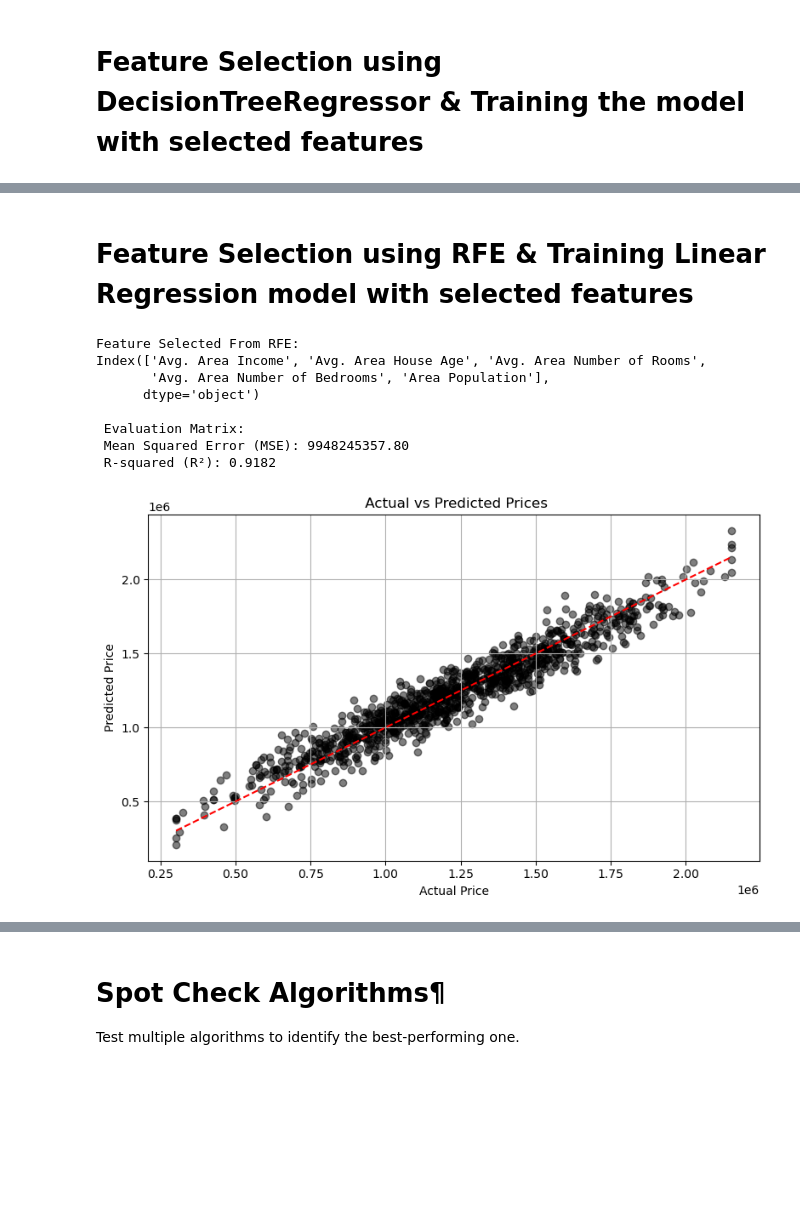
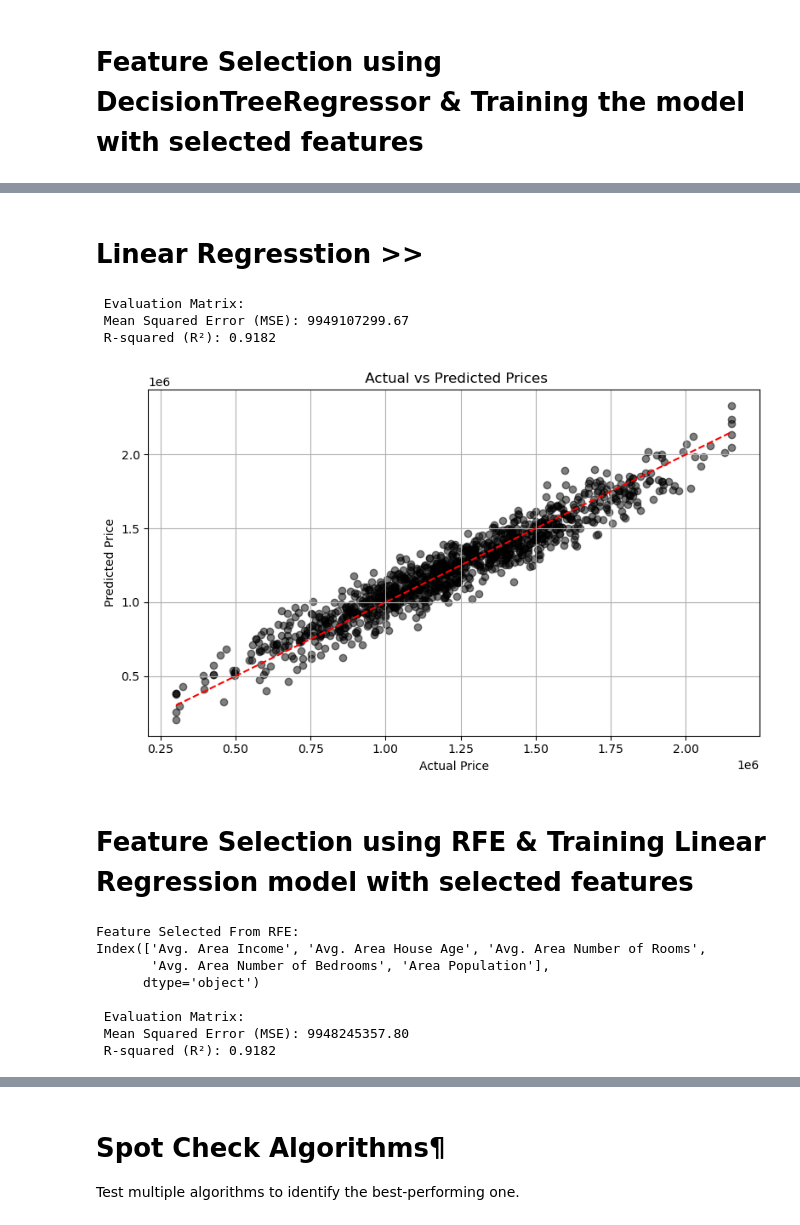
Before and after one commit to RuqayaAli/ML_repo, a Jupyter notebook: ML_Project_Tamplet/ML_Project.ipynb, the cells around one changed output, grey strips where cells are left out. Saved outputs shown, nothing was run; the diff lists cells and outputs as text; code cells hidden in the pictures; blank space fills up the shorter version.

```diff
--- a/ML_Project_Tamplet/ML_Project.ipynb
+++ b/ML_Project_Tamplet/ML_Project.ipynb
@@ -474,3 +424,37 @@ Passing `palette` without assigning `hue` is deprecated and will be removed in v
+# %% [markdown]
+# Linear Regresstion >>
+# %%
+selected_features = ["Avg. Area Income", "Avg. Area House Age", "Area Population", "Avg. Area Number of Rooms"]
+
+model = LinearRegression()
+model.fit(X_train[selected_features], y_train)
+
+y_pred = model.predict(X_test[selected_features])
+
+# Define Evaluation Matrix
+mse = mean_squared_error(y_test, y_pred)
+r2 = r2_score(y_test, y_pred)
+
+print("\n Evaluation Matrix:")
+print(f" Mean Squared Error (MSE): {mse:.2f}")
+print(f" R-squared (R²): {r2:.4f}")
+
+# Graph to compare the difference between Actual Vs. Prediction Values
+
+plt.figure(figsize=(8, 5))
+plt.scatter(y_test, y_pred, alpha=0.5, color='black')
+plt.plot([y_test.min(), y_test.max()], [y_test.min(), y_test.max()], '--r')
+plt.title(" Actual vs Predicted Prices")
+plt.xlabel("Actual Price")
+plt.ylabel("Predicted Price")
+plt.grid(True)
+plt.tight_layout()
+plt.show()
+# %% [output]
+ Evaluation Matrix:
+ Mean Squared Error (MSE): 9949107299.67
+ R-squared (R²): 0.9182
+[figure, added]
 # %% [markdown]
 # Feature Selection using RFE & Training Linear Regression model with selected features
 # %%
@@ -522,18 +506,6 @@ r2 = r2_score(y_test, y_pred)
 print("\n Evaluation Matrix:")
 print(f" Mean Squared Error (MSE): {mse:.2f}")
 print(f" R-squared (R²): {r2:.4f}")
-
-# Graph to compare the difference between Actual Vs. Prediction Values
-
-plt.figure(figsize=(8, 5))
-plt.scatter(y_test, y_pred, alpha=0.5, color='black')
-plt.plot([y_test.min(), y_test.max()], [y_test.min(), y_test.max()], '--r')
-plt.title(" Actual vs Predicted Prices")
-plt.xlabel("Actual Price")
-plt.ylabel("Predicted Price")
-plt.grid(True)
-plt.tight_layout()
-plt.show()
 # %% [output]
 Feature Selected From RFE:
 Index(['Avg. Area Income', 'Avg. Area House Age', 'Avg. Area Number of Rooms',
@@ -543,4 +515,3 @@ Index(['Avg. Area Income', 'Avg. Area House Age', 'Avg. Area Number of Rooms',
  Evaluation Matrix:
  Mean Squared Error (MSE): 9948245357.80
  R-squared (R²): 0.9182
-[figure, removed]
```
Also changed, not shown: parts of 18 cells of this notebook.
